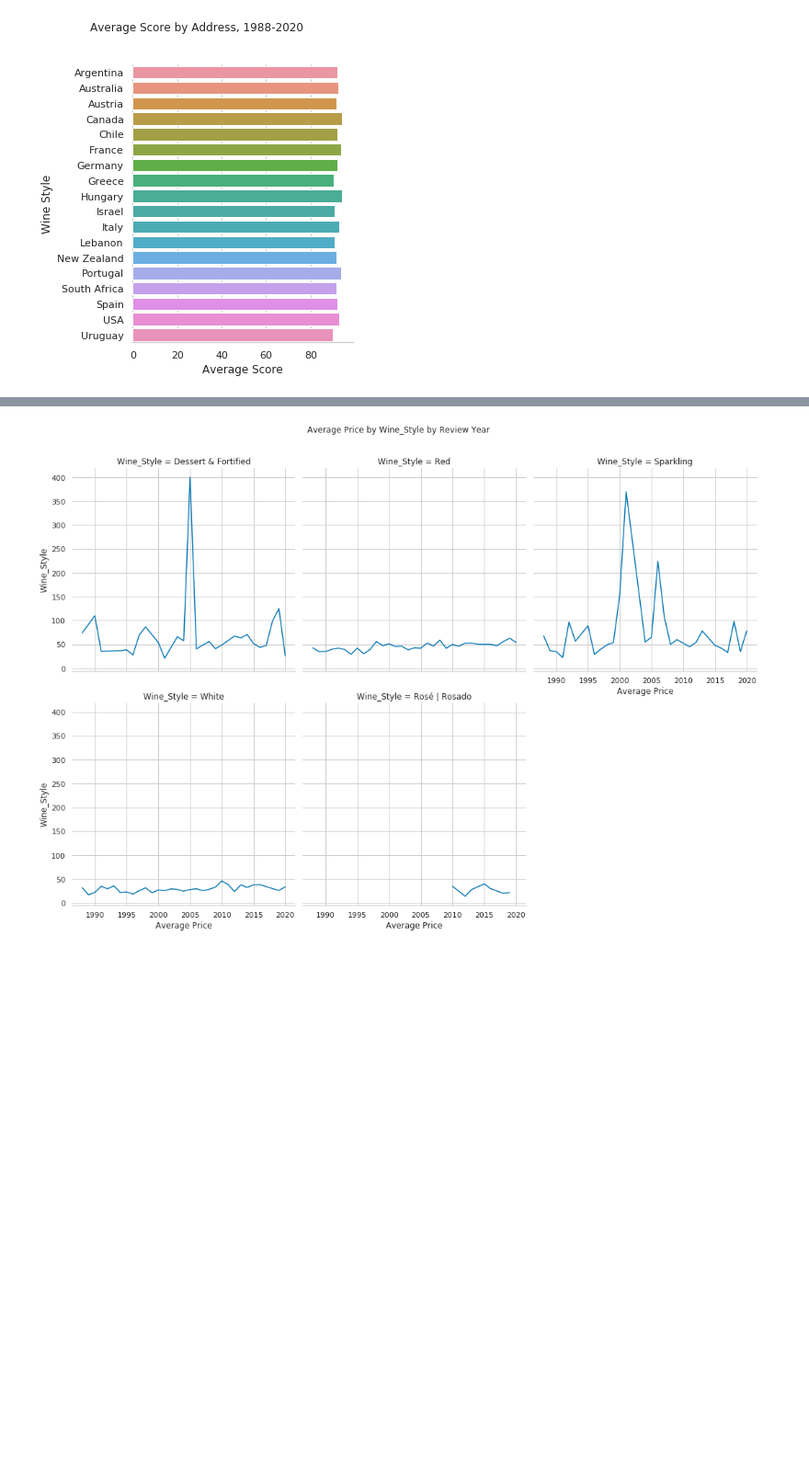
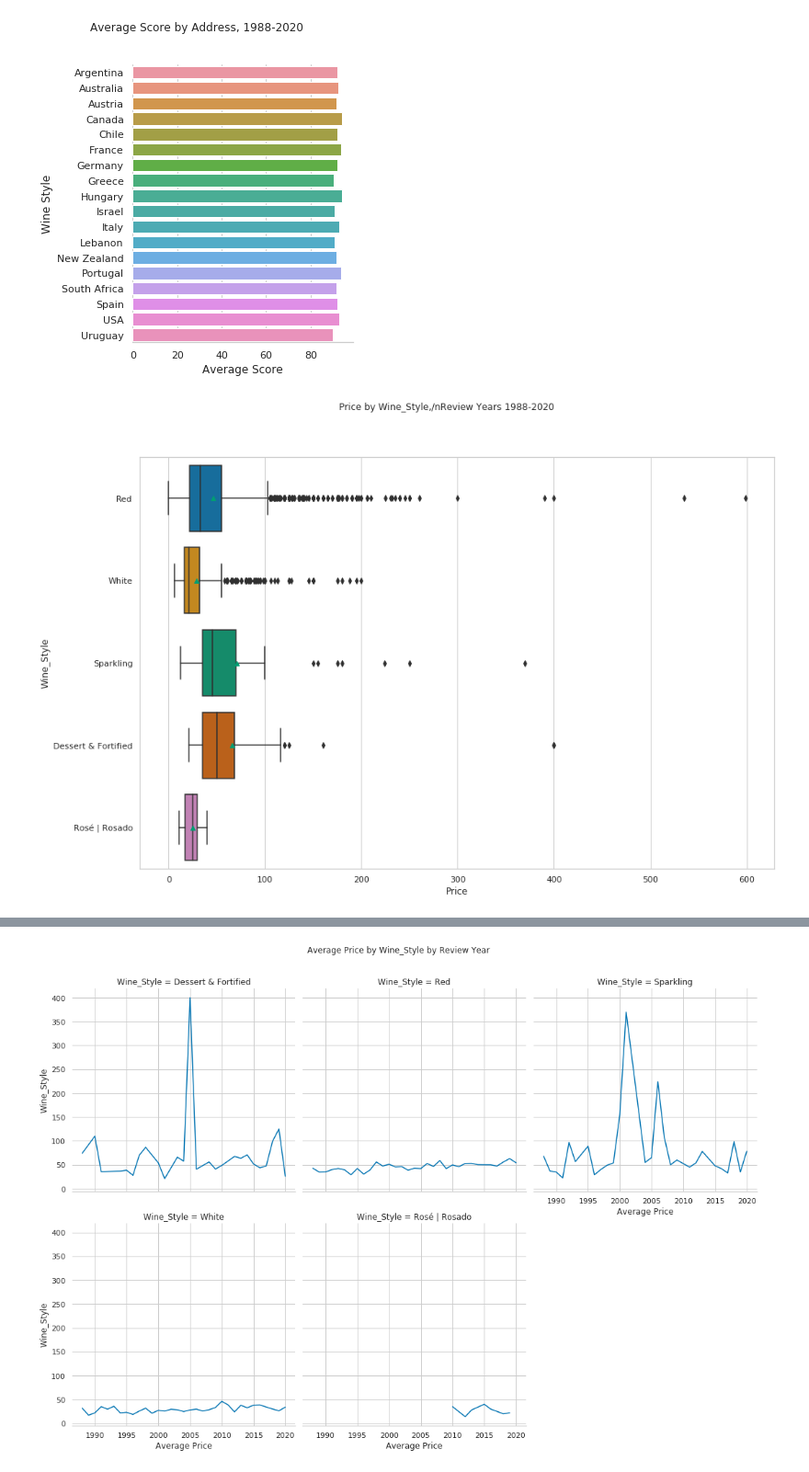
Before and after one commit to ewotawa/top_100_wines_2020, a Jupyter notebook: Top100Wine_Data_Exploration_Price_Score.ipynb, the cells around one changed output, grey strips where cells are left out. Shown at 92% size. Saved outputs shown, nothing was run; the diff lists cells and outputs as text; code cells hidden in the pictures; blank space fills up the shorter version.

```diff
--- a/Top100Wine_Data_Exploration_Price_Score.ipynb
+++ b/Top100Wine_Data_Exploration_Price_Score.ipynb
@@ -322,3 +323,25 @@ for x in x_list:
 [figure]
 [figure]
 [figure]
+# %%
+# define a function to graph summary data
+
+def summary_boxplot(price_or_score, style_or_address):
+
+    df = df_Wine_V
+
+    sns.mpl.rc("figure", figsize=(15, 10))
+
+    g = sns.boxplot(
+        data = df,
+        y = style_or_address,
+        x = price_or_score,
+        showmeans = True
+    )
+
+    plt.suptitle(price_or_score + ' by ' + style_or_address + ',/nReview Years 1988-2020')
+    plt.savefig('./images/boxplot_' + price_or_score + '_by_' + style_or_address + '.png')
+# %%
+summary_boxplot('Price', 'Wine_Style')
+# %% [output]
+[figure, added]
```
Also changed, not shown: parts of 13 cells of this notebook, 6 other files.
